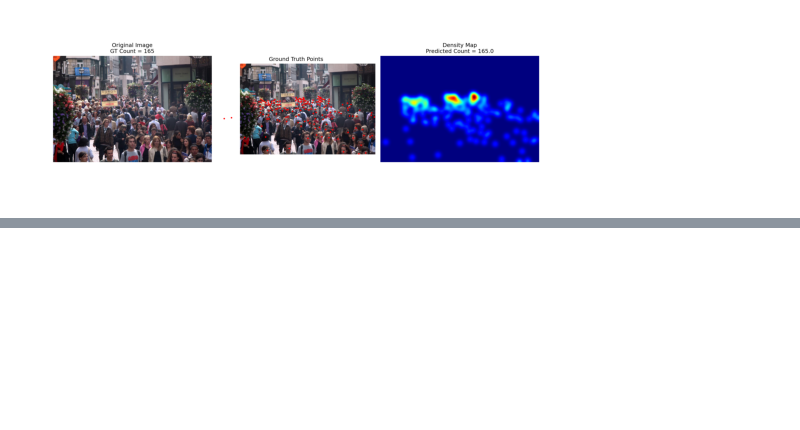
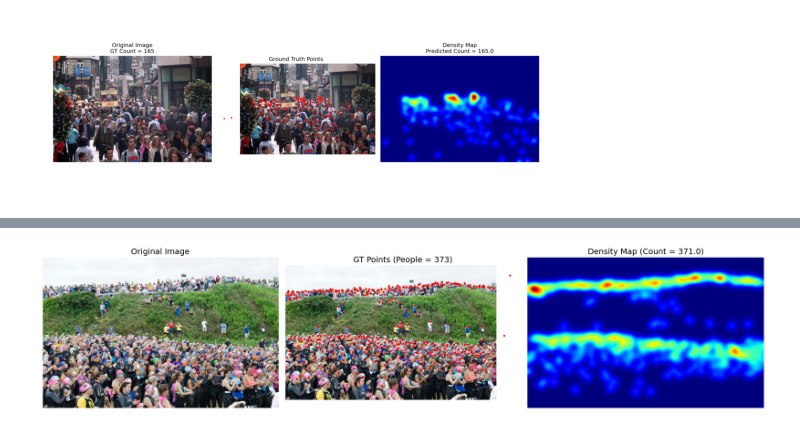
Before and after one commit to GKSJ-Deepvision/AI-DeepVision, a Jupyter notebook: entire_dataset_preprocessing.ipynb, the cells around one changed output, grey strips where cells are left out. Drawn from its saved outputs; the diff is of its cells as text; code cells hidden in the pictures; blank space fills up the shorter version.

```diff
--- a/entire_dataset_preprocessing.ipynb
+++ b/entire_dataset_preprocessing.ipynb
@@ -116,0 +209,53 @@ plt.show()
+# %%
+import numpy as np
+import scipy.io as sio
+import matplotlib.pyplot as plt
+from PIL import Image
+
+# ------------ CHANGE THIS ONLY ------------
+img_id = "IMG_100"   # example
+base = "data/part_A_final/train_data"
+# ------------------------------------------
+
+# Paths
+img_path = f"{base}/images/{img_id}.jpg"
+gt_path = f"{base}/ground_truth/GT_{img_id}.mat"
+dm_path = f"{base}/density_maps/{img_id}.npy"
+
+# Load original image
+img = np.array(Image.open(img_path))
+
+# Load GT points
+mat = sio.loadmat(gt_path)
+points = mat["image_info"][0][0][0][0][0]
+
+# Load density map
+density = np.load(dm_path)
+count = density.sum()
+
+# ---------- PLOT EVERYTHING ----------
+plt.figure(figsize=(18, 6))
+
+# Original Image
+plt.subplot(1, 3, 1)
+plt.imshow(img)
+plt.title("Original Image", fontsize=14)
+plt.axis("off")
+
+# Ground Truth Points
+plt.subplot(1, 3, 2)
+plt.imshow(img)
+plt.scatter(points[:, 0], points[:, 1], s=6, c='red')
+plt.title(f"GT Points (People = {len(points)})", fontsize=14)
+plt.axis("off")
+
+# Density Map
+plt.subplot(1, 3, 3)
+plt.imshow(density, cmap='jet')
+plt.title(f"Density Map (Count = {count:.1f})", fontsize=14)
+plt.axis("off")
+
+plt.tight_layout()
+plt.show()
+# %% [output]
+[figure, added]
```
Also changed, not shown: parts of 2 cells of this notebook.
